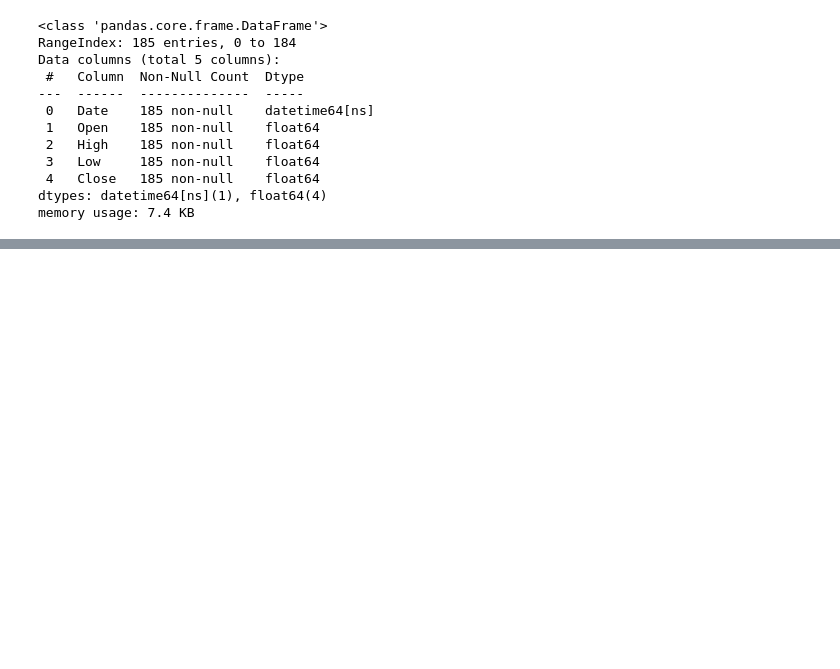
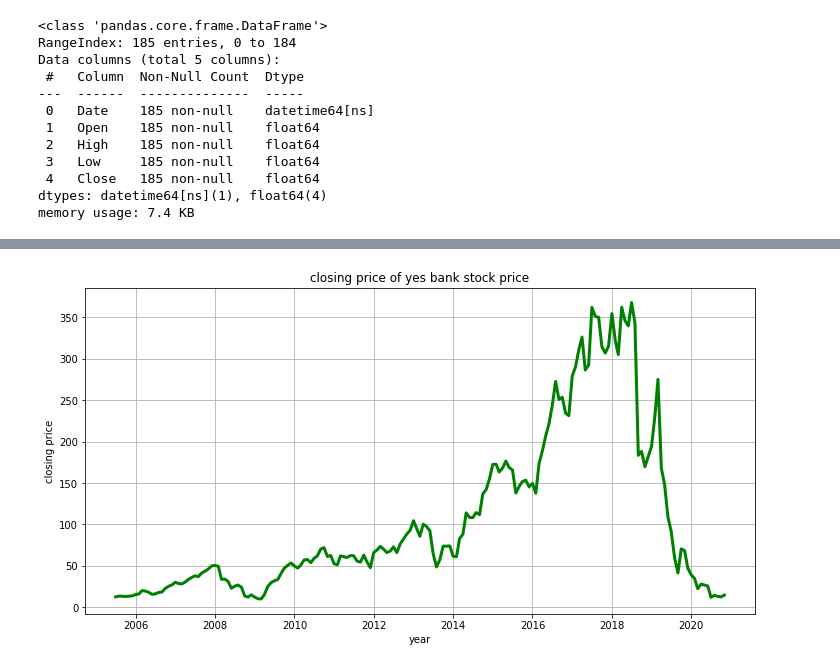
Before and after one commit to shaad4224/yes_Bank_Stock_Closing_Price_Prediction, a Jupyter notebook: yes_Bank_Stock_Closing_Price_Prediction.ipynb, the cells around one changed output, grey strips where cells are left out. Drawn from its saved outputs; the diff is of its cells as text; code cells hidden in the pictures; blank space fills up the shorter version.

```diff
--- a/yes_Bank_Stock_Closing_Price_Prediction.ipynb
+++ b/yes_Bank_Stock_Closing_Price_Prediction.ipynb
@@ -146,0 +162,10 @@ memory usage: 7.4 KB
+# %%
+plt.figure(figsize=(12,6))
+plt.plot(df['Date'],df['Close'],color='green',linewidth=3)
+plt.xlabel('year')
+plt.ylabel('closing price')
+plt.title('closing price of yes bank stock price')
+plt.grid()
+plt.show()
+# %% [output]
+[figure, added]
```
Also changed, not shown: parts of 5 cells of this notebook.
